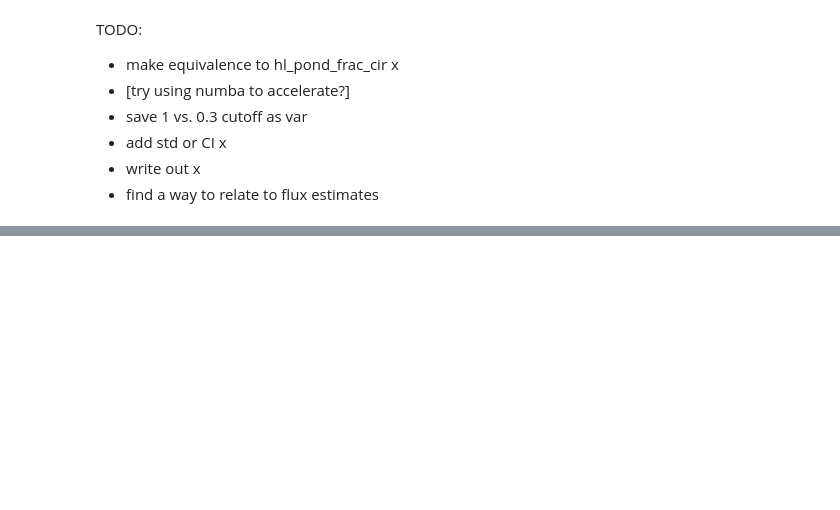
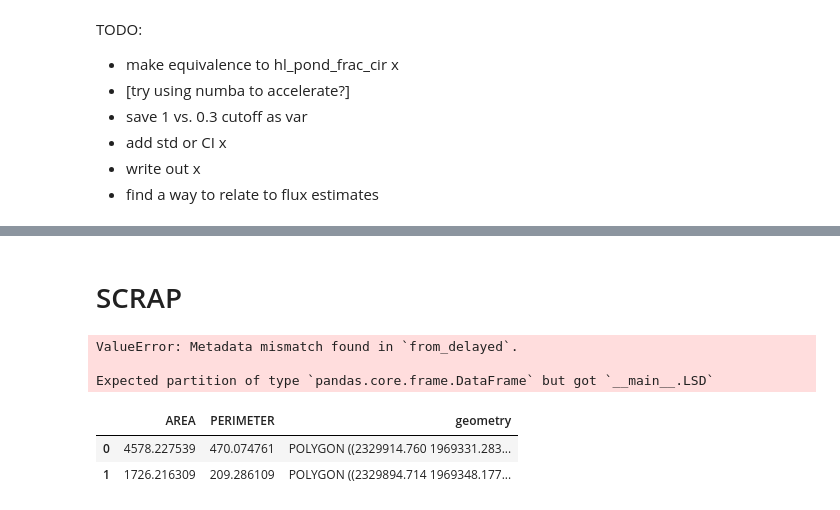
Before and after one commit to ekcomputer/lake-area, a Jupyter notebook: LSD_scale_comparison.ipynb, the cells around one changed output, grey strips where cells are left out. Drawn from its saved outputs; the diff is of its cells as text; code cells hidden in the pictures; blank space fills up the shorter version.

```diff
--- a/LSD_scale_comparison.ipynb
+++ b/LSD_scale_comparison.ipynb
@@ -923,0 +732,56 @@ ax.set_xlim(0, 1000)
+# %% [markdown]
+# SCRAP
+# %%
+## V2 customize
+import dask.bag as db
+import dask.dataframe as dd
+from glob import glob
+import dask
+
+# Define the file pattern
+file_pattern = '/mnt/f/PeRL/PeRL_waterbodymaps/waterbodies/arg00120110829_k2_nplaea.shp'
+
+# Create an instance of the custom loader class
+# loader = LSD(gdf_cir_lsd) # dummy
+
+# Create a Dask Bag of file paths that match the file pattern
+files = db.from_sequence(sorted(glob(file_pattern)))
+
+# Apply the custom loading method to each file path in parallel, creating a list of delayed Pandas DataFrames
+dfs = [dask.delayed(LSD.from_shapefile)(filename, 'AREA', None, None, os.path.basename(file_pattern).replace('.shp','')) for filename in files]
+
+# Create a Dask DataFrame from the list of delayed Pandas DataFrames
+df = dd.from_delayed(dfs)
+
+df.head(2)
+# %% [output]
+ValueError: Metadata mismatch found in `from_delayed`.
+
+Expected partition of type `pandas.core.frame.DataFrame` but got `__main__.LSD`
+# %%
+## V3 use geopandas loader (This works, but doesn't retain region name from filename...)
+import dask.bag as db
+import dask.dataframe as dd
+from glob import glob
+import dask
+
+# Define the file pattern
+file_pattern = '/mnt/f/PeRL/PeRL_waterbodymaps/waterbodies/y*.shp'
+
+# Create an instance of the custom loader class
+# loader = LSD(gdf_cir_lsd) # dummy
+
+# Create a Dask Bag of file paths that match the file pattern
+files = db.from_sequence(sorted(glob(file_pattern)))
+
+# Apply the custom loading method to each file path in parallel, creating a list of delayed Pandas DataFrames
+dfs = [dask.delayed(gpd.read_file)(filename, None, None, None, 'pyogrio') for filename in files]
+
+# Create a Dask DataFrame from the list of delayed Pandas DataFrames
+df = dd.from_delayed(dfs)
+
+df.head(2)
+# %% [output]
+|  | AREA | PERIMETER | geometry |
+| 0 | 4578.227539 | 470.074761 | POLYGON ((2329914.760 1969331.283... |
+| 1 | 1726.216309 | 209.286109 | POLYGON ((2329894.714 1969348.177... |
```
Also changed, not shown: parts of 30 cells of this notebook.
